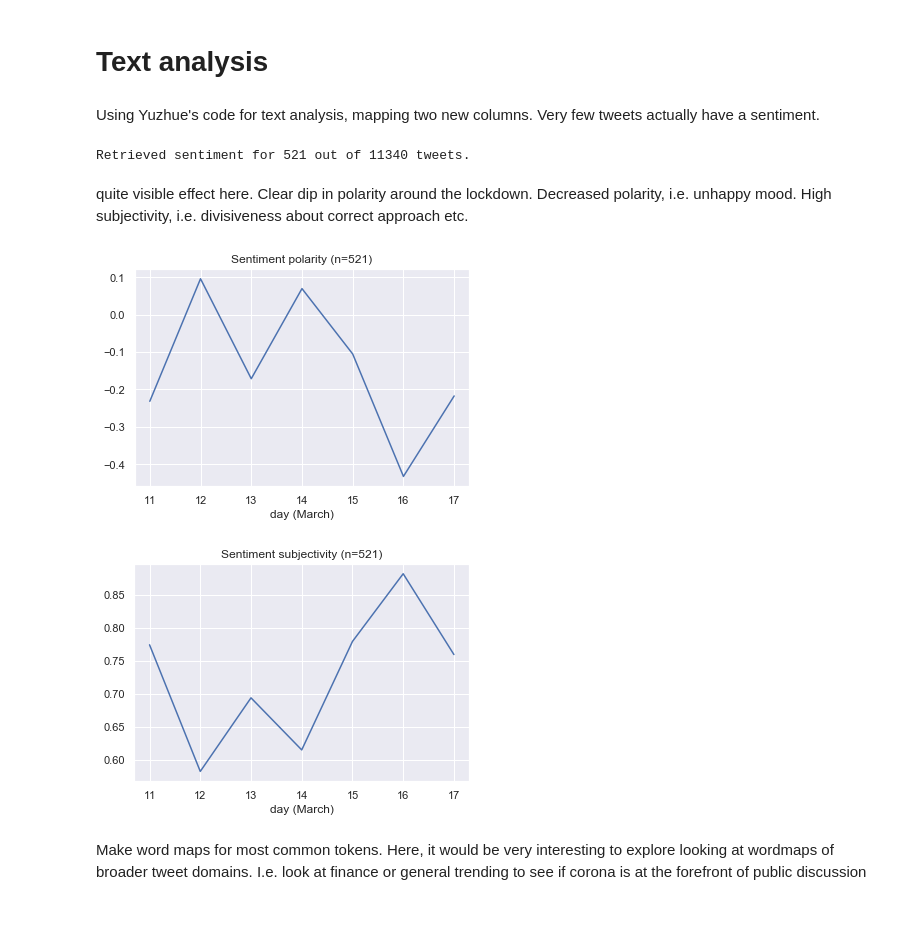
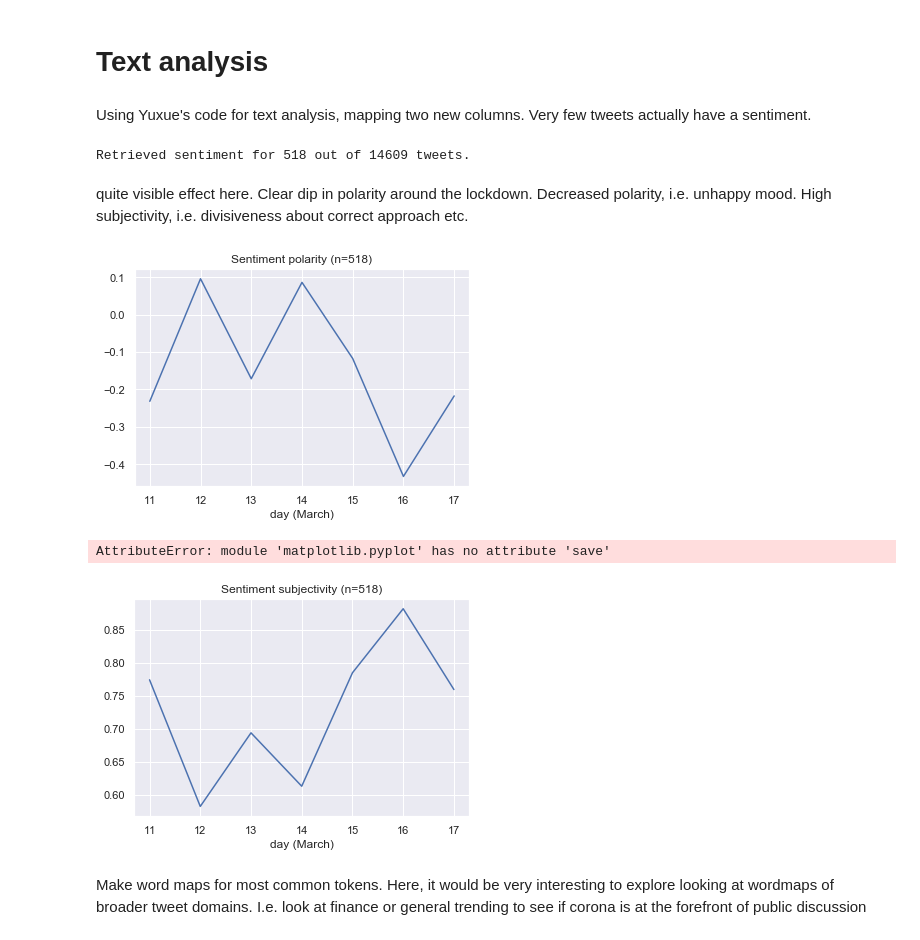
Before and after one commit to tmaaiveld/sw_cov, a Jupyter notebook: load_data.ipynb, the cells around one changed output. Saved outputs shown, nothing was run; the diff lists cells and outputs as text; code cells hidden in the pictures.

```diff
--- a/load_data.ipynb
+++ b/load_data.ipynb
@@ -6,6 +6,7 @@ import pickle
 import time
 import itertools
 
+from textblob import TextBlob
 from wordcloud import WordCloud
 from pathlib import Path
 import tweepy
@@ -19,7 +20,7 @@ import configparser
 
 tweepy.debug(True) # show the rate limit information
 
-DATA_DIR = Path('data')
+DATA_DIR = Path('data') / '11-18_data'
 RESULTS_PER_QUERY = 100
 
 import seaborn as sns
@@ -181,10 +229,8 @@ Add in Ersin's script for adding the geocode here and add it to the data.
 # %% [markdown]
 # Text analysis
 # %% [markdown]
-Using Yuzhue's code for text analysis, mapping two new columns. Very few tweets actually have a sentiment.
+Using Yuxue's code for text analysis, mapping two new columns. Very few tweets actually have a sentiment.
 # %%
-from textblob import TextBlob
-
 def get_sent(s, sent):
     s = TextBlob(s)
     if sent == 'polarity':
@@ -198,23 +244,25 @@ for sent in ['polarity', 'subjectivity']:
 missing_sent = df['polarity'] == 0.0
 print(f'Retrieved sentiment for {len(df) - missing_sent.sum()} out of {len(df)} tweets.')
 # %% [output]
-Retrieved sentiment for 521 out of 11340 tweets.
+Retrieved sentiment for 518 out of 14609 tweets.
 # %% [markdown]
 quite visible effect here. Clear dip in polarity around the lockdown. Decreased polarity, i.e. unhappy mood. High subjectivity, i.e. divisiveness about correct approach etc.
 # %%
 sentiments = df[~missing_sent]
 
 sentiments['polarity'].groupby(sentiments.index.day).mean().plot()
 plt.title(f'Sentiment polarity (n={len(sentiments)})')
 plt.xlabel('day (March)')
 plt.show()
 
 sentiments['subjectivity'].groupby(sentiments.index.day).mean().plot()
 plt.title(f'Sentiment subjectivity (n={len(sentiments)})')
 plt.xlabel('day (March)')
+plt.save
 plt.show()
 # %% [output]
-[figure, old version]
+[figure, new version]
+AttributeError: module 'matplotlib.pyplot' has no attribute 'save'
 [figure]
 # %% [markdown]
 Make word maps for most common tokens. Here, it would be very interesting to explore looking at wordmaps of broader tweet domains. I.e. look at finance or general trending to see if corona is at the forefront of public discussion
```
Also changed, not shown: parts of 14 cells of this notebook, 4 other files.
